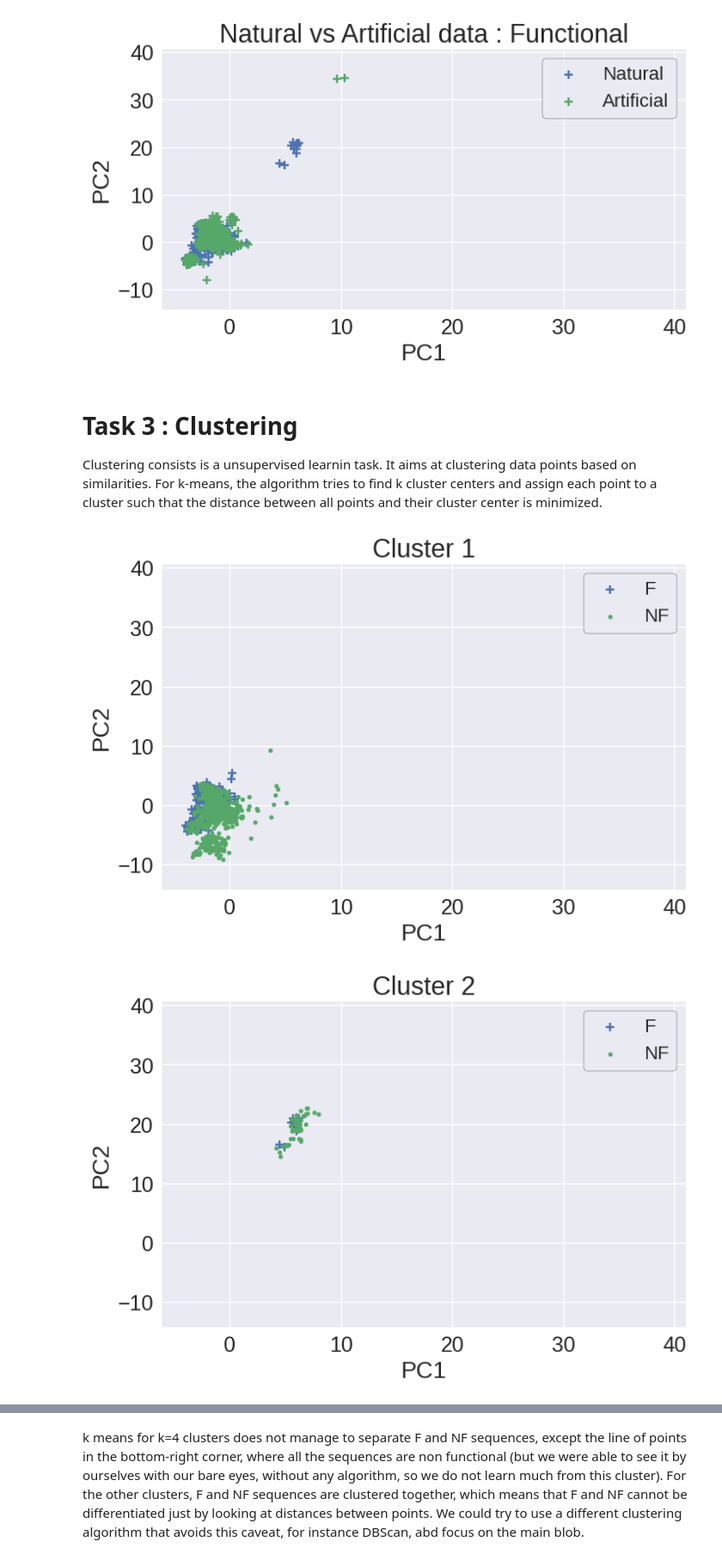
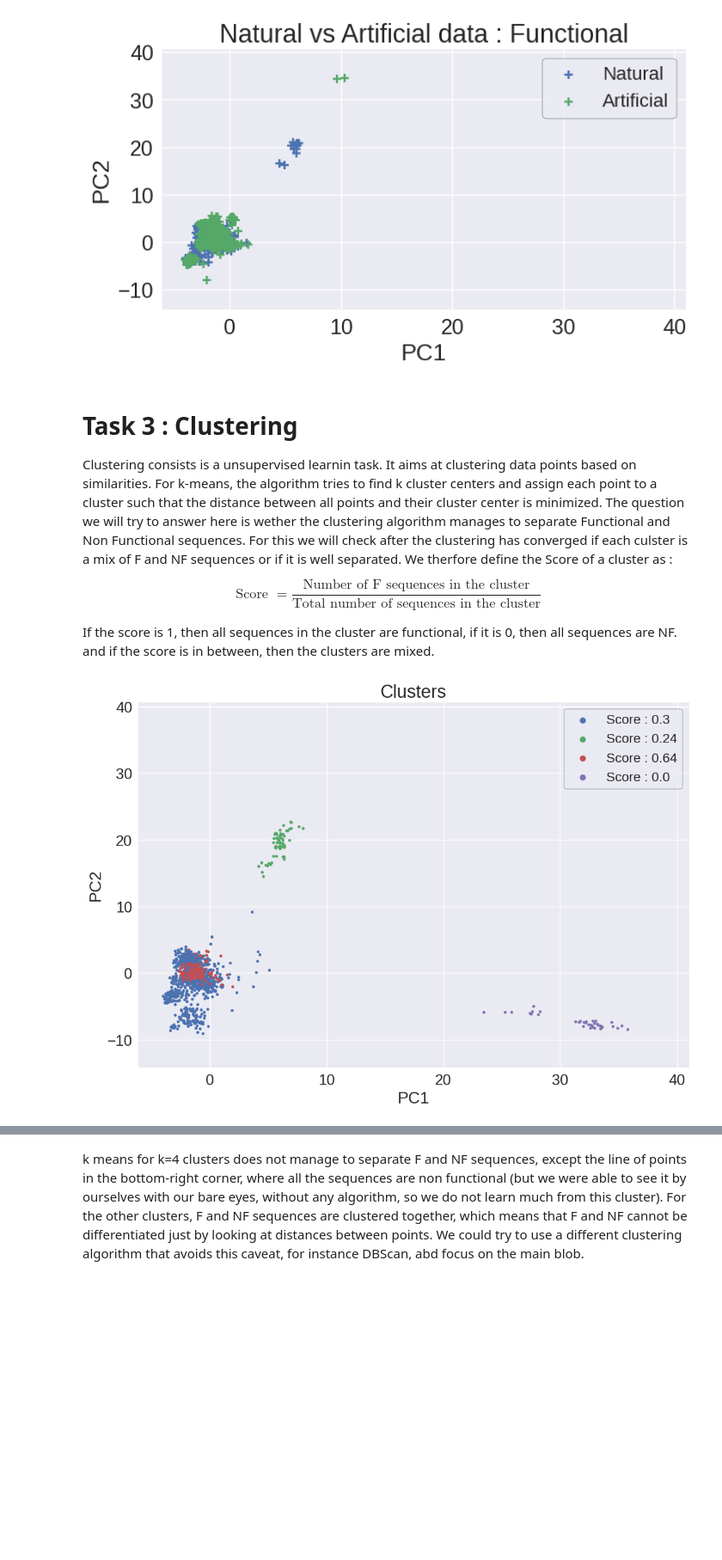
Before and after one commit to vicdlp/CS_project, a Jupyter notebook: CS_project.ipynb, the cells around one changed output, grey strips where cells are left out. Shown at 86% size. Cells and saved outputs as stored; diff of their text form; code cells hidden in the pictures; blank space fills up the shorter version.

```diff
--- a/CS_project.ipynb
+++ b/CS_project.ipynb
@@ -253,38 +253,43 @@ plt.show()
 # %% [markdown]
 # Task 3 : Clustering
 
-Clustering consists is a unsupervised learnin task. It aims at clustering data points based on similarities. For k-means, the algorithm tries to find k cluster centers and assign each point to a cluster such that the distance between all points and their cluster center is minimized.
+Clustering consists is a unsupervised learnin task. It aims at clustering data points based on similarities. For k-means, the algorithm tries to find k cluster centers and assign each point to a cluster such that the distance between all points and their cluster center is minimized. The question we will try to answer here is wether the clustering algorithm manages to separate Functional and Non Functional sequences. For this we will check after the clustering has converged if each culster is a mix of F and NF sequences or if it is well separated. We therfore define the Score of a cluster as :
+
+$$ \text{Score } = \frac{\text{Number of F sequences in the cluster}}{\text{Total number of sequences in the cluster}} $$
+
+If the score is 1, then all sequences in the cluster are functional, if it is 0, then all sequences are NF. and if the score is in between, then the clusters are mixed.
 # %%
 from sklearn.cluster import KMeans
 
 k = 4 # Number of clusters
 
 # Apply KMeans clustering to the natural data only
 kmeans = KMeans(n_clusters=k, random_state=0)
 kmeans.fit(X_nat)  # Fit KMeans
 
 # Get cluster labels for each data point
 cluster_labels = kmeans.labels_
 
+plt.figure(figsize=(12,8))
+plt.xlim(x_range)
+plt.ylim(y_range)
+
 for i in range(k): # for each cluster...
   mask = (cluster_labels == i)
   X_cluster = X_nat_pca[mask]
   y_cluster = y_nat[mask]
 
   X_cluster_F = X_cluster[y_cluster == 1]
   X_cluster_NF = X_cluster[y_cluster == 0]
+  cluster_score = round(len(X_cluster_F)/(len(X_cluster_NF)+len(X_cluster_F)),2)
 
-  # ...plot the cluster in PCA space with F or NF as colormap
-  plt.figure(figsize=(8,5))
-  plt.xlim(x_range)
-  plt.ylim(y_range)
-  plt.scatter(X_cluster_F[:, 0], X_cluster_F[:, 1], marker = '+', label = 'F')
-  plt.scatter(X_cluster_NF[:, 0], X_cluster_NF[:, 1], marker = '.', label = 'NF')
-  plt.legend()
-  plt.title(f'Cluster {i+1}')
-  plt.xlabel('PC1')
-  plt.ylabel('PC2')
-  plt.show()
+  plt.scatter(X_cluster_F[:, 0], X_cluster_F[:, 1], marker = '.', label = f'Score : {cluster_score}')
+  plt.plot(X_cluster_NF[:, 0], X_cluster_NF[:, 1], '.')
+
+plt.legend(markerscale = 2)
+plt.title('Clusters')
+plt.xlabel('PC1')
+plt.ylabel('PC2')
+plt.show()
 # %% [output]
-[figure, old version]
+[figure, new version]
-[figure, removed]
```
Also changed, not shown: parts of 7 cells of this notebook.
